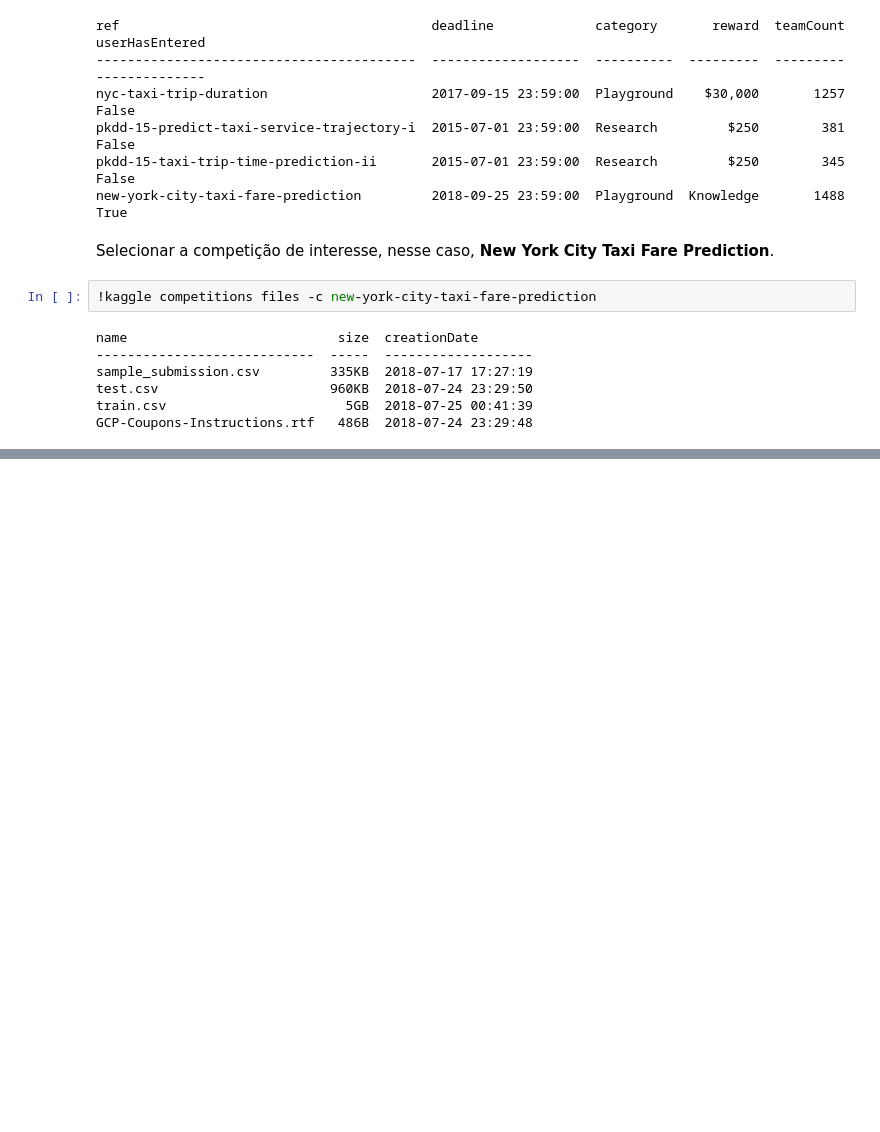
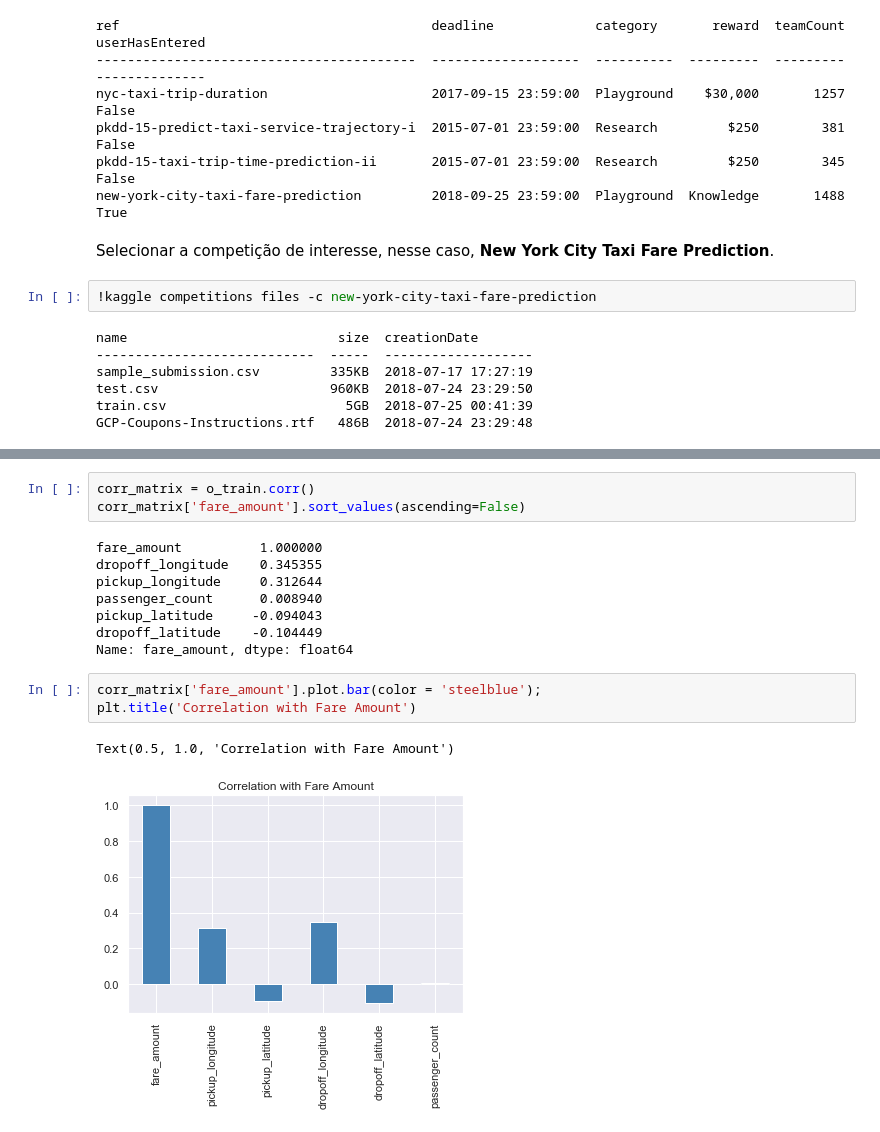
Before and after one commit to Fernandohf/ESIG_Challenge, a Jupyter notebook: TaxiFare.ipynb, the cells around one changed output, grey strips where cells are left out. Cells and saved outputs as stored; diff of their text form; blank space fills up the shorter version.

```diff
--- a/TaxiFare.ipynb
+++ b/TaxiFare.ipynb
@@ -752,0 +359,17 @@ Successfully submitted to Titanic: Machine Learning from Disaster
+# %%
+corr_matrix = o_train.corr()
+corr_matrix['fare_amount'].sort_values(ascending=False)
+# %% [output]
+fare_amount          1.000000
+dropoff_longitude    0.345355
+pickup_longitude     0.312644
+passenger_count      0.008940
+pickup_latitude     -0.094043
+dropoff_latitude    -0.104449
+Name: fare_amount, dtype: float64
+# %%
+corr_matrix['fare_amount'].plot.bar(color = 'steelblue');
+plt.title('Correlation with Fare Amount')
+# %% [output]
+Text(0.5, 1.0, 'Correlation with Fare Amount')
+[figure, added]
```
Also changed, not shown: parts of 113 cells of this notebook.
